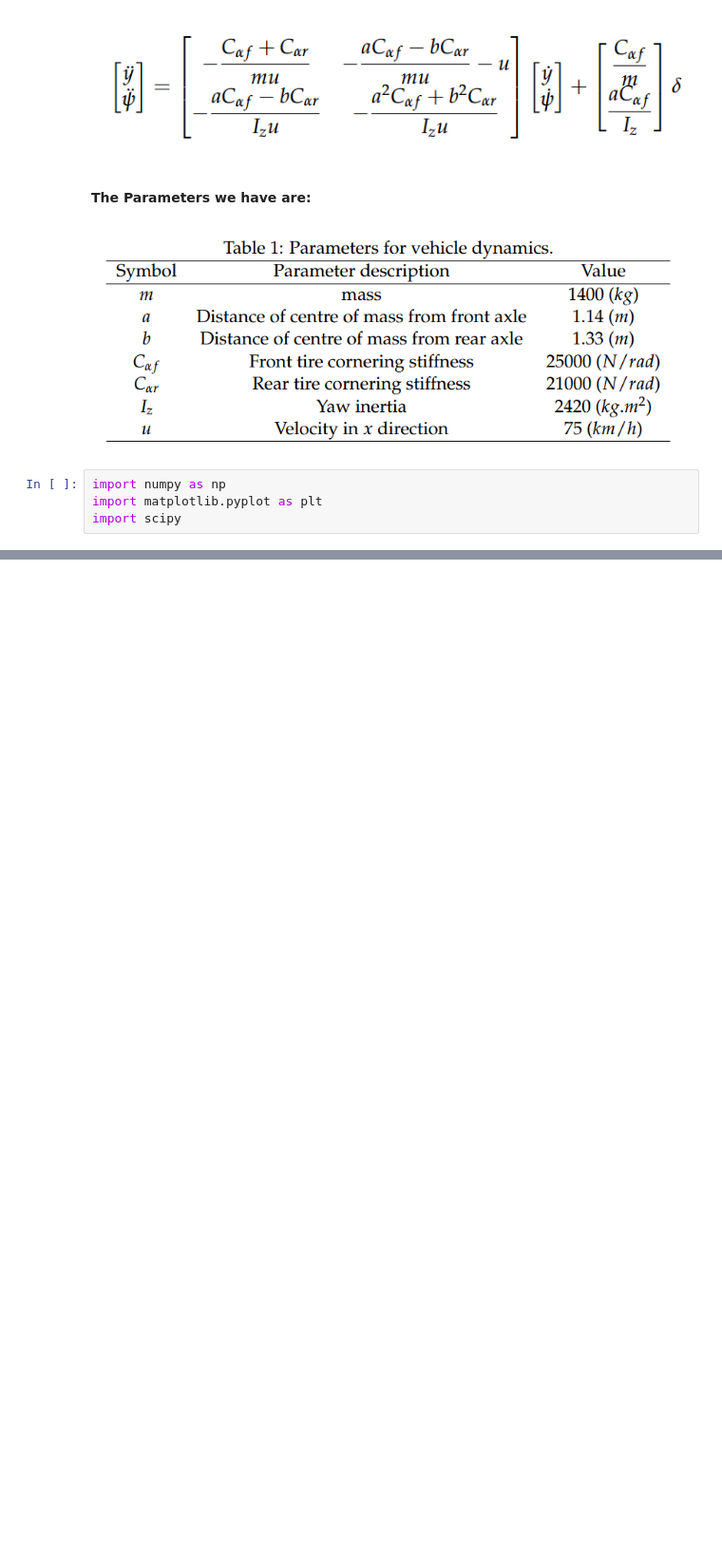
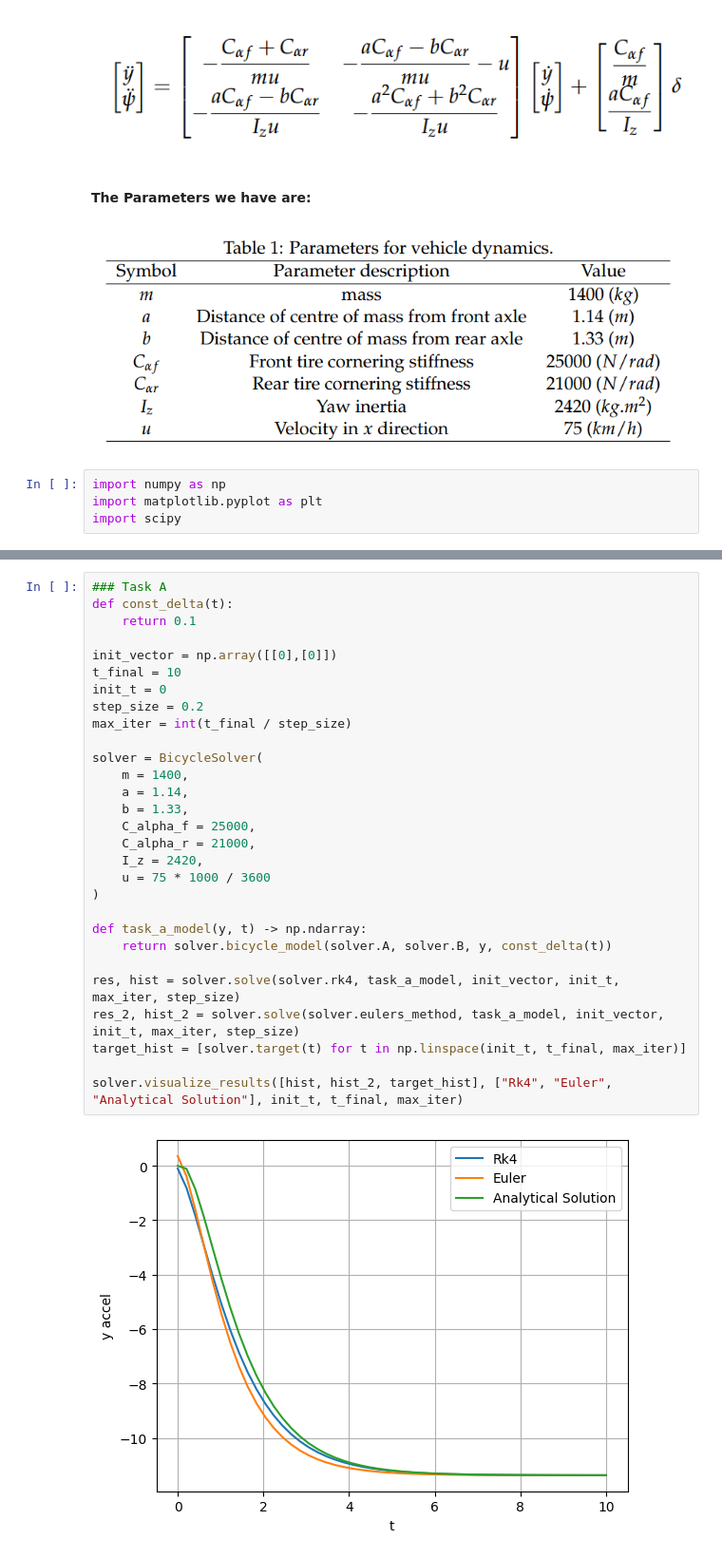
Before and after one commit to hepromark/BicycleModelExploration, a Jupyter notebook: part2.ipynb, the cells around one changed output, grey strips where cells are left out. Shown at 95% size. Drawn from its saved outputs; the diff is of its cells as text; blank space fills up the shorter version.

```diff
--- a/part2.ipynb
+++ b/part2.ipynb
@@ -73,0 +163,31 @@ Result after 100 iterations: [[-4.05111345]
+# %%
+### Task A
+def const_delta(t):
+    return 0.1
+
+init_vector = np.array([[0],[0]])
+t_final = 10
+init_t = 0
+step_size = 0.2
+max_iter = int(t_final / step_size)
+
+solver = BicycleSolver(
+    m = 1400,
+    a = 1.14,
+    b = 1.33,
+    C_alpha_f = 25000,
+    C_alpha_r = 21000,
+    I_z = 2420,
+    u = 75 * 1000 / 3600
+)
+
+def task_a_model(y, t) -> np.ndarray:
+    return solver.bicycle_model(solver.A, solver.B, y, const_delta(t))
+
+res, hist = solver.solve(solver.rk4, task_a_model, init_vector, init_t, max_iter, step_size)
+res_2, hist_2 = solver.solve(solver.eulers_method, task_a_model, init_vector, init_t, max_iter, step_size)
+target_hist = [solver.target(t) for t in np.linspace(init_t, t_final, max_iter)]
+
+solver.visualize_results([hist, hist_2, target_hist], ["Rk4", "Euler", "Analytical Solution"], init_t, t_final, max_iter)
+# %% [output]
+[figure, added]
```
Also changed, not shown: parts of 18 cells of this notebook, 2 other files.
